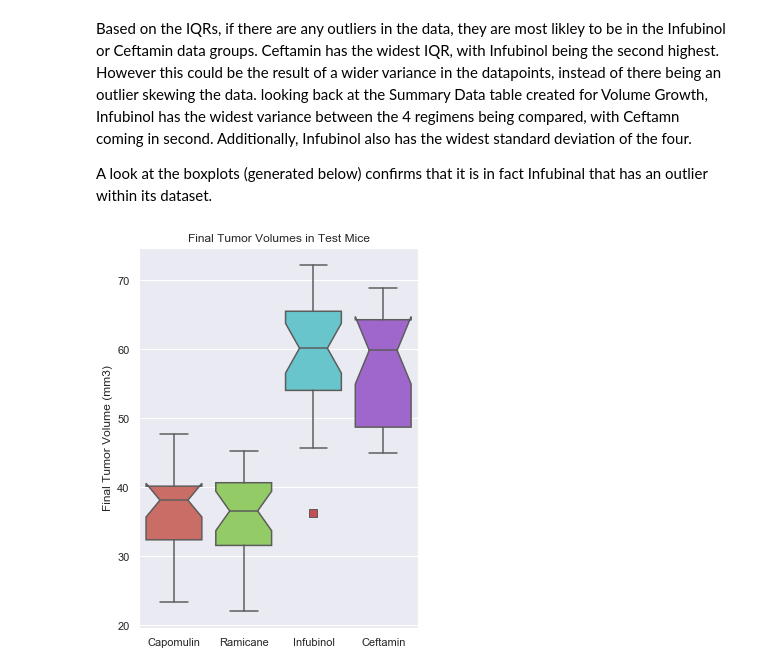
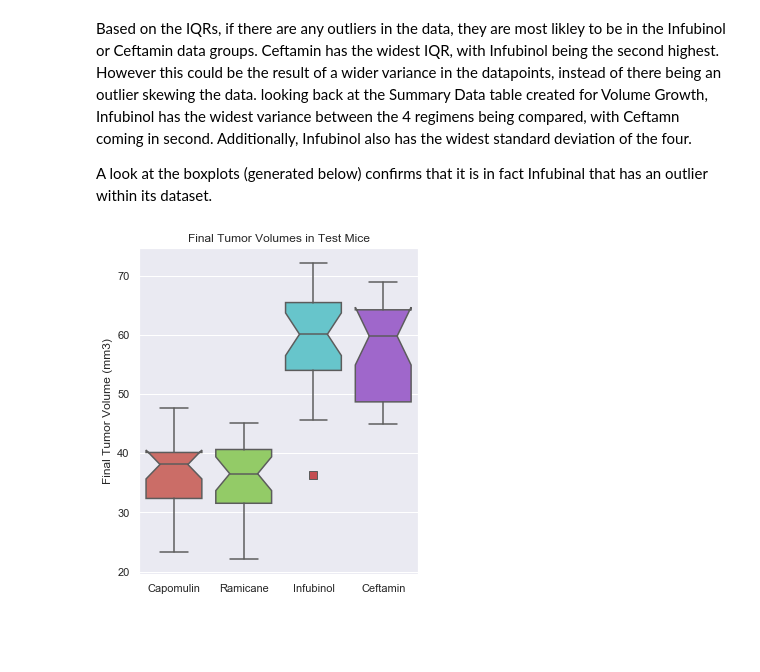
Before and after one commit to patelpurvip/Pharma-mouse-data, a Jupyter notebook: Pharma-mouse-data-FINAL.ipynb, the cells around one changed output. Drawn from its saved outputs; the diff is of its cells as text; code cells hidden in the pictures; blank space fills up the shorter version.

Commit message:
box plot update, readme

```diff
--- a/Pharma-mouse-data-FINAL.ipynb
+++ b/Pharma-mouse-data-FINAL.ipynb
@@ -198,14 +198,15 @@ A look at the boxplots (generated below) confirms that it is in fact Infubinal t
 # %%
 Four_regimen_boxplot = [Capomulin_final_volume, Ramicane_final_volume, Infubinol_final_volume, Ceftamin_final_volume]
 xticks=['Capomulin', 'Ramicane', 'Infubinol', 'Ceftamin']
-sb.color_palette("hls", 4)
+colors = sb.color_palette("hls", 4)
+sb.set_palette(sb.color_palette(colors))
 red_square = dict(markerfacecolor='r', marker='s', markersize='8')
 
-fig1, ax1 = plt.subplots(figsize=(5,7))
-bplot = sb.boxplot(xticks, Four_regimen_boxplot, notch=True, flierprops=red_square)
+fig1, ax1 = plt.subplots(figsize=(5,6))
+sb.boxplot(xticks, Four_regimen_boxplot, notch=True, flierprops=red_square)
 
 ax1.set_title('Final Tumor Volumes in Test Mice')
 ax1.set_ylabel('Final Tumor Volume (mm3)')
 plt.show()
 # %% [output]
-[figure, old version]
+[figure, new version]
```
Also changed, not shown: 4 other files.
